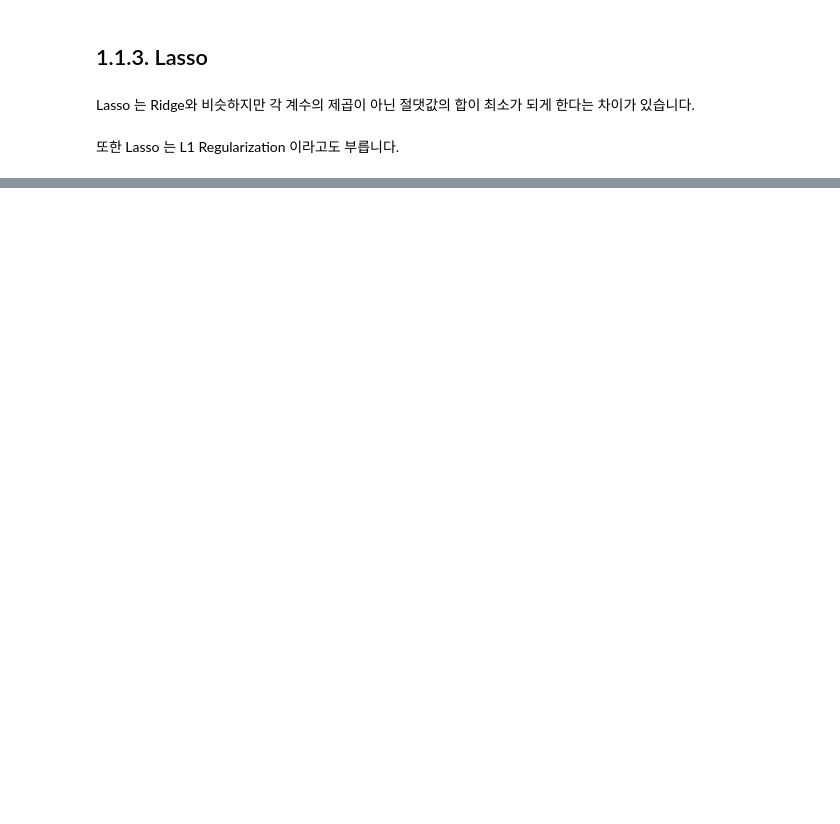
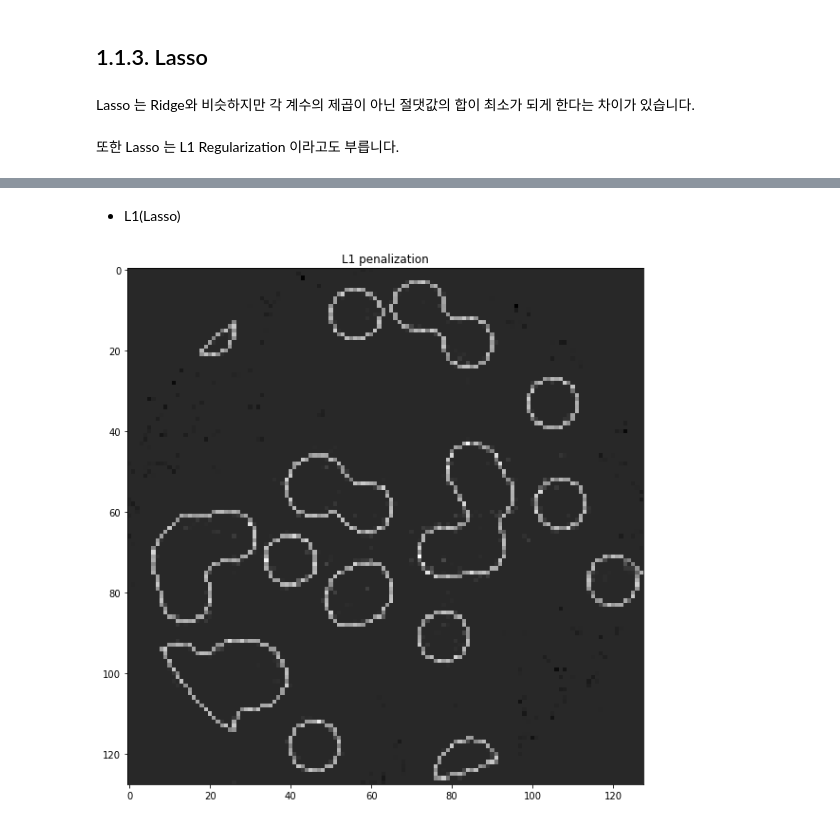
Before and after one commit to GIHYUNJIN/scikit-learn, a Jupyter notebook: 1.Supervised_Learning/1.1.Linear_Models/1.1.3. Lasso.ipynb, the cells around one changed output, grey strips where cells are left out. Drawn from its saved outputs; the diff is of its cells as text; code cells hidden in the pictures; blank space fills up the shorter version.

```diff
--- a/1.Supervised_Learning/1.1.Linear_Models/1.1.3. Lasso.ipynb
+++ b/1.Supervised_Learning/1.1.Linear_Models/1.1.3. Lasso.ipynb
@@ -136,0 +139,9 @@ plt.show()
+# %% [markdown]
+- L1(Lasso)
+# %%
+plt.figure(figsize=(10, 10))
+plt.imshow(rec_l1, cmap=plt.cm.gray, interpolation="nearest")
+plt.title("L1 penalization")
+plt.show()
+# %% [output]
+[figure, added]
```
Also changed, not shown: parts of 15 cells of this notebook, 5 other files.
